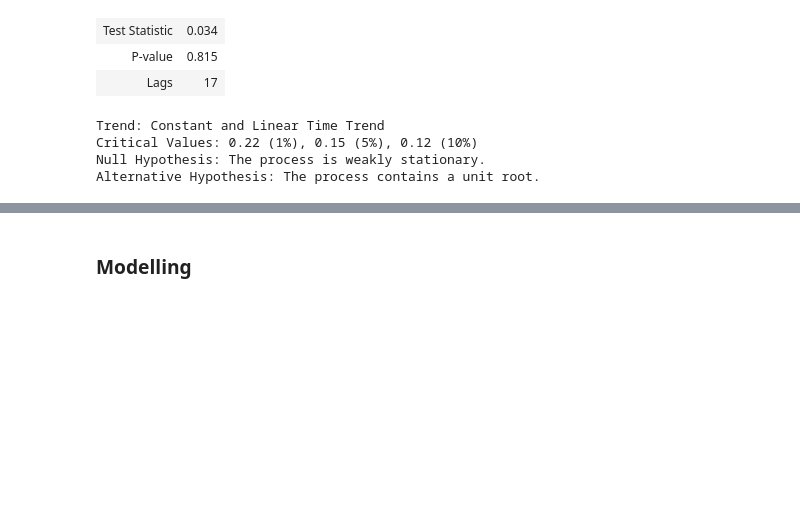
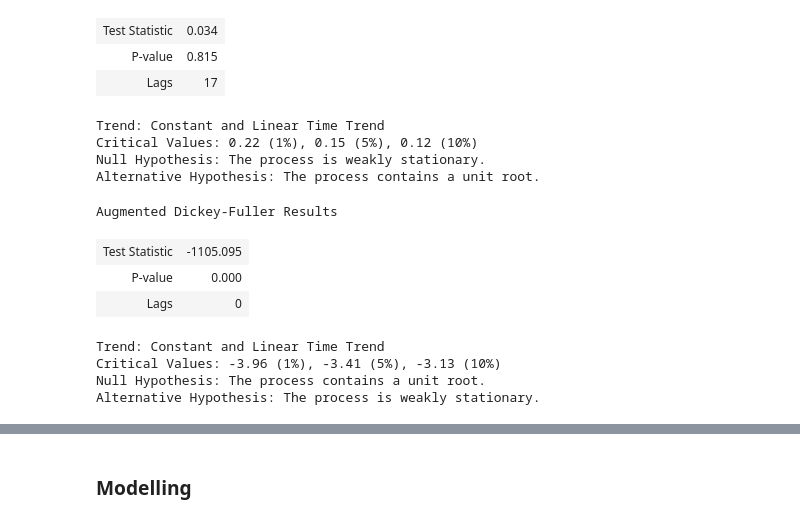
Before and after one commit to phinmaiyo/Regression-Model, a Jupyter notebook: forecasting.ipynb, the cells around one changed output, grey strips where cells are left out. Cells and saved outputs as stored; diff of their text form; code cells hidden in the pictures; blank space fills up the shorter version.

```diff
--- a/forecasting.ipynb
+++ b/forecasting.ipynb
@@ -1779,6 +1779,9 @@ time_series = sampled_train['sales']
 
 # Perform the KPSS Test with trend and constant
 kpss_result = KPSS(time_series, trend='ct')
+
+# Perform the ADF Test with trend and constant
+adf_result = ADF(time_series, trend='ct')
 # %%
 kpss_result.summary()
 # %% [output]
@@ -1790,3 +1793,14 @@ Trend: Constant and Linear Time Trend
 Critical Values: 0.22 (1%), 0.15 (5%), 0.12 (10%)
 Null Hypothesis: The process is weakly stationary.
 Alternative Hypothesis: The process contains a unit root.
+# %%
+adf_result.summary()
+# %% [output]
+Augmented Dickey-Fuller Results
+| Test Statistic | -1105.095 |
+| P-value | 0.000 |
+| Lags | 0 |
+Trend: Constant and Linear Time Trend
+Critical Values: -3.96 (1%), -3.41 (5%), -3.13 (10%)
+Null Hypothesis: The process contains a unit root.
+Alternative Hypothesis: The process is weakly stationary.
```
Also changed, not shown: parts of 1 cell of this notebook.
